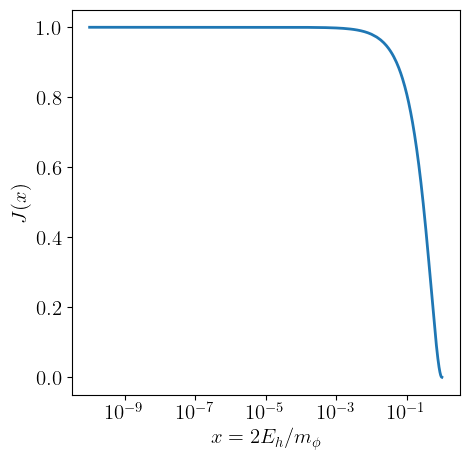
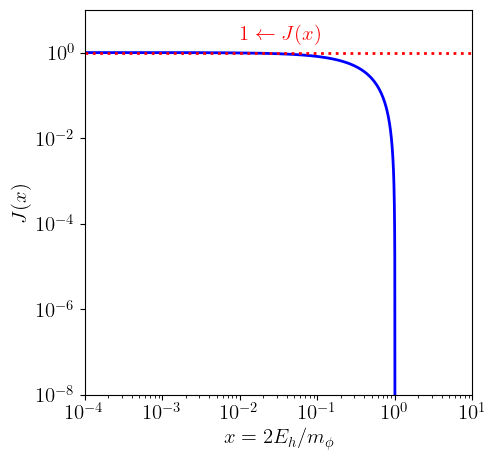
The notebook cell's code change between the first figure and the second:
--- before
+++ after
@@ -1,7 +1,14 @@
 fig, ax = plt.subplots(figsize=(5,5))
-ax.plot(x_grid, J_grid, lw=2)
+ax.plot(x_grid, J_grid,'b' ,lw=2)
+ax.axhline(y = 1, color = 'r', linestyle = ':',linewidth=2) 
 ax.set_xscale("log")
 ax.set_xlabel(r'$x = 2E_h/m_\phi$')
 ax.set_ylabel(r'$J(x)$')
 # ax.grid(alpha=0.3)
+ax.set_xscale('log')
+ax.set_yscale('log')
+plt.text(1e-2, 2, r'$1 \leftarrow J(x)$', color = "r", size=15, rotation=0)
+
+ax.set_xlim(1e-4, 1e1)
+ax.set_ylim(1e-8, 1e1)
 plt.show()

Commit: Add files via upload